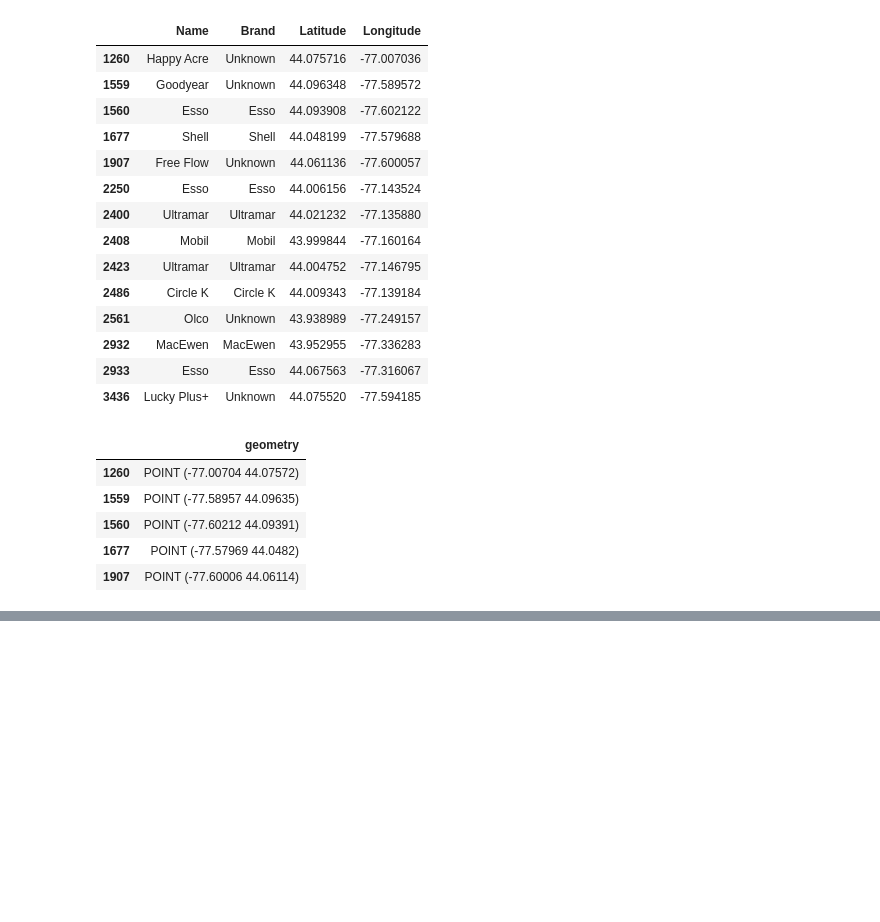
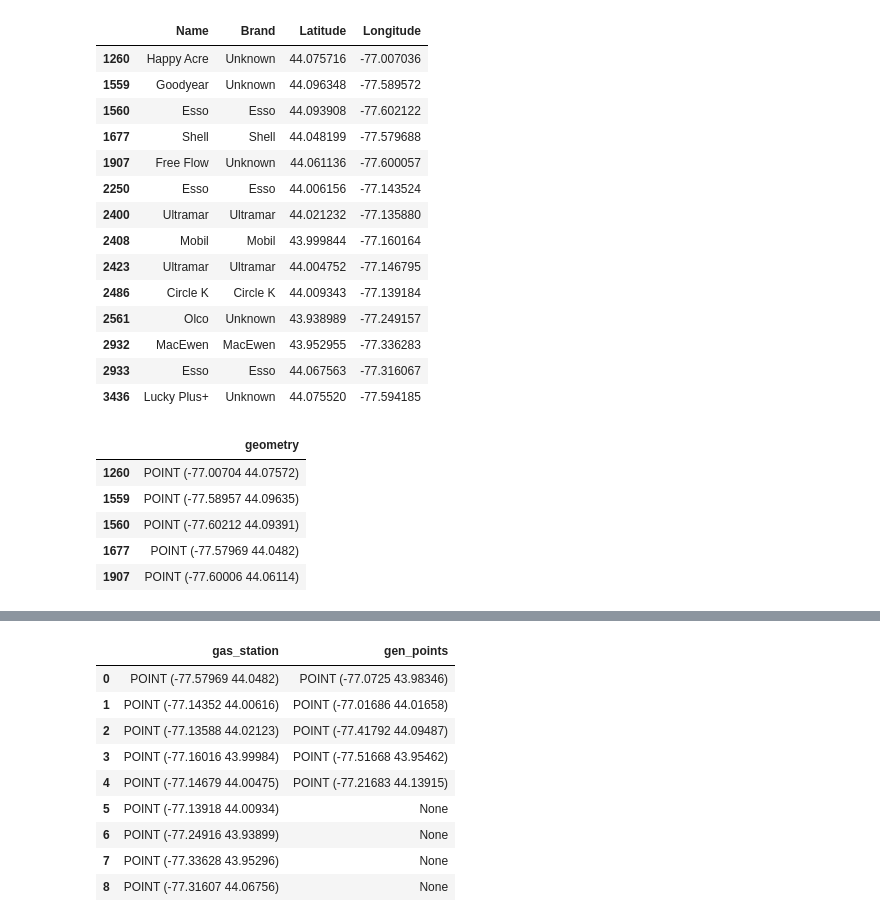
Before and after one commit to sheldonoronha/ev-charging-optimization, a Jupyter notebook: notebooks/04_vector_space_optimization.ipynb, the cells around one changed output, grey strips where cells are left out. Drawn from its saved outputs; the diff is of its cells as text; code cells hidden in the pictures; blank space fills up the shorter version.

```diff
--- a/notebooks/04_vector_space_optimization.ipynb
+++ b/notebooks/04_vector_space_optimization.ipynb
@@ -41,6 +72,8 @@ if points_gdf.crs.to_string() != "EPSG:4326":
 if dummy_map.crs.to_string() != "EPSG:4326":
     dummy_map = dummy_map.to_crs(epsg=4326)
 # %%
+random_point = folium.FeatureGroup(name="Point Layer",overlay=True, control=True)
+
 for idx, row in points_gdf.iterrows():
     point = row.geometry
     folium.CircleMarker(
@@ -50,8 +83,10 @@ for idx, row in points_gdf.iterrows():
         fill=True,
         fill_color='red',
         fill_opacity=0.7
-    ).add_to(m)
+    ).add_to(random_point)
 
-folium.LayerControl().add_to(m)
-# m
+random_point.add_to(m)
+
+folium.LayerControl(collapsed = False).add_to(m)
+m
 # %% [output]
@@ -183,3 +222,23 @@ for idx, row in geometry_highway.iterrows():
 m
 # %% [output]
 [interactive output not drawn]
+# %%
+moving_points = gpd.GeoDataFrame(
+    data={
+        "gas_station": geometry_gdf_within.geometry.reset_index(drop=True),
+        "gen_points": points_gdf.geometry.reset_index(drop=True)
+    } # This will reset the index automatically
+)
+
+moving_points
+# %% [output]
+|  | gas_station | gen_points |
+| 0 | POINT (-77.57969 44.0482) | POINT (-77.0725 43.98346) |
+| 1 | POINT (-77.14352 44.00616) | POINT (-77.01686 44.01658) |
+| 2 | POINT (-77.13588 44.02123) | POINT (-77.41792 44.09487) |
+| 3 | POINT (-77.16016 43.99984) | POINT (-77.51668 43.95462) |
+| 4 | POINT (-77.14679 44.00475) | POINT (-77.21683 44.13915) |
+| 5 | POINT (-77.13918 44.00934) | None |
+| 6 | POINT (-77.24916 43.93899) | None |
+| 7 | POINT (-77.33628 43.95296) | None |
+| 8 | POINT (-77.31607 44.06756) | None |
```
Also changed, not shown: parts of 8 cells of this notebook.
